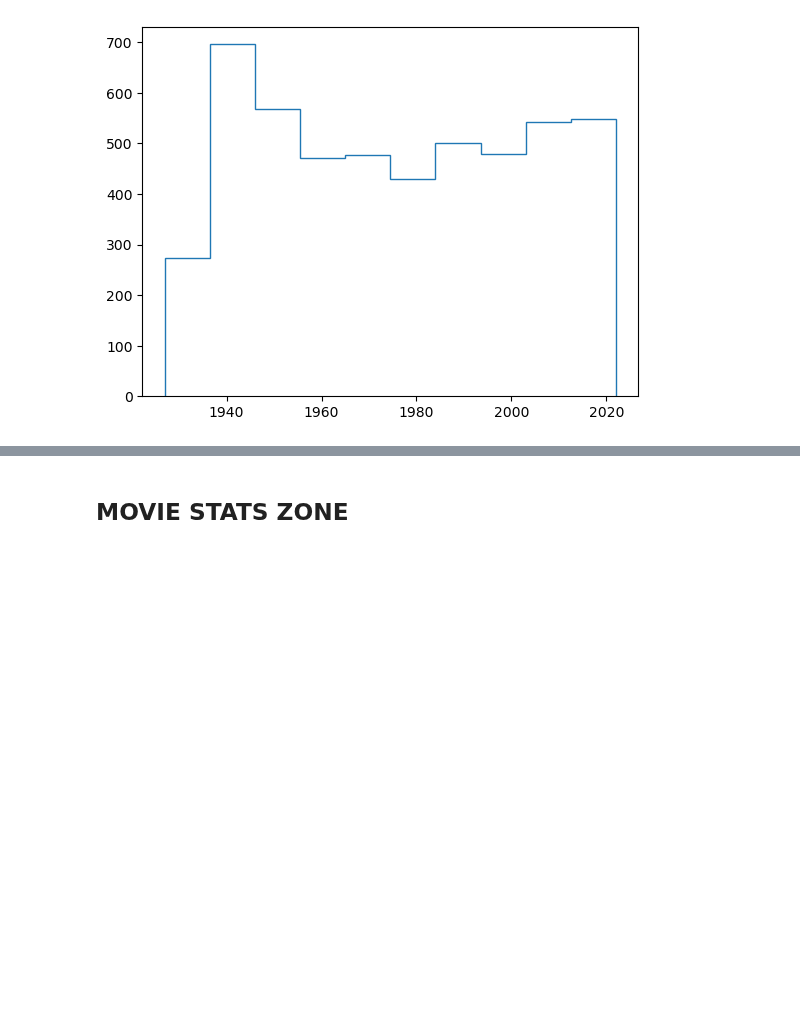
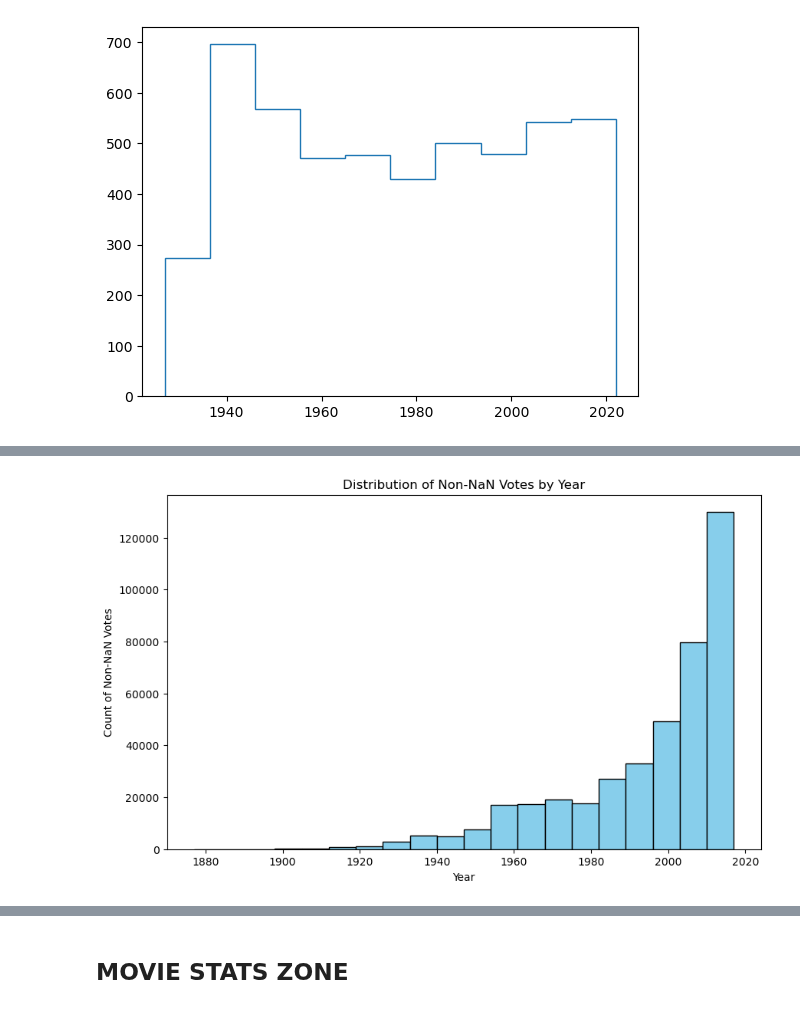
Before and after one commit to epfl-ada/ada-2023-project-thewestbobers, a Jupyter notebook: milestoneP3.ipynb, the cells around one changed output, grey strips where cells are left out. Saved outputs shown, nothing was run; the diff lists cells and outputs as text; code cells hidden in the pictures; blank space fills up the shorter version.

```diff
--- a/milestoneP3.ipynb
+++ b/milestoneP3.ipynb
@@ -480,0 +654,5 @@ plt.hist(awards_condensed.year, histtype='step')
+# %%
+imdb.loc[:, 'year'] = imdb['year'].str.extract(r'(\d+)', expand=False)
+display(imdb.sample(5))
+display(imdb.shape)
+display(imdb.info())
@@ -480,0 +713,12 @@ plt.hist(awards_condensed.year, histtype='step')
+# %%
+imdb.loc[:, 'duration'] = imdb['duration'].replace(0, np.nan)
+imdb.loc[:, 'votes'] = imdb['votes'].replace(0, np.nan)
+imdb.loc[:, 'gross_income'] = imdb['gross_income'].replace(0, np.nan)
+imdb.loc[pd.isna(imdb['votes']), 'rating'] = np.nan
+imdb
+
+display(imdb.sample(5))
+display(imdb.shape)
+display(imdb.info())
+
+generate_missing_info(imdb)
@@ -480,0 +757,9 @@ plt.hist(awards_condensed.year, histtype='step')
+# %%
+imdb = imdb.dropna(subset=['year', 'duration']).reset_index(drop=True)
+imdb = imdb.dropna(subset=['votes', 'gross_income'], how='all').reset_index(drop=True)
+
+display(imdb.sample(5))
+display(imdb.shape)
+display(imdb.info())
+
+generate_missing_info(imdb)
@@ -480,0 +798,8 @@ plt.hist(awards_condensed.year, histtype='step')
+# %%
+imdb['year'] = pd.to_numeric(imdb['year'], errors='coerce')
+imdb = imdb[imdb['year'] <= 2017].reset_index(drop=True)
+display(imdb.sample(5))
+display(imdb.shape)
+display(imdb.info())
+
+generate_missing_info(imdb)
@@ -480,0 +838,11 @@ plt.hist(awards_condensed.year, histtype='step')
+# %%
+non_nan_votes = imdb.dropna(subset=['votes'])
+
+plt.figure(figsize=(10, 6))
+plt.hist(non_nan_votes['year'].astype(int), bins=20, color='skyblue', edgecolor='black')
+plt.xlabel('Year')
+plt.ylabel('Count of Non-NaN Votes')
+plt.title('Distribution of Non-NaN Votes by Year')
+plt.show()
+# %% [output]
+[figure, added]
```
Also changed, not shown: parts of 39 cells of this notebook.
